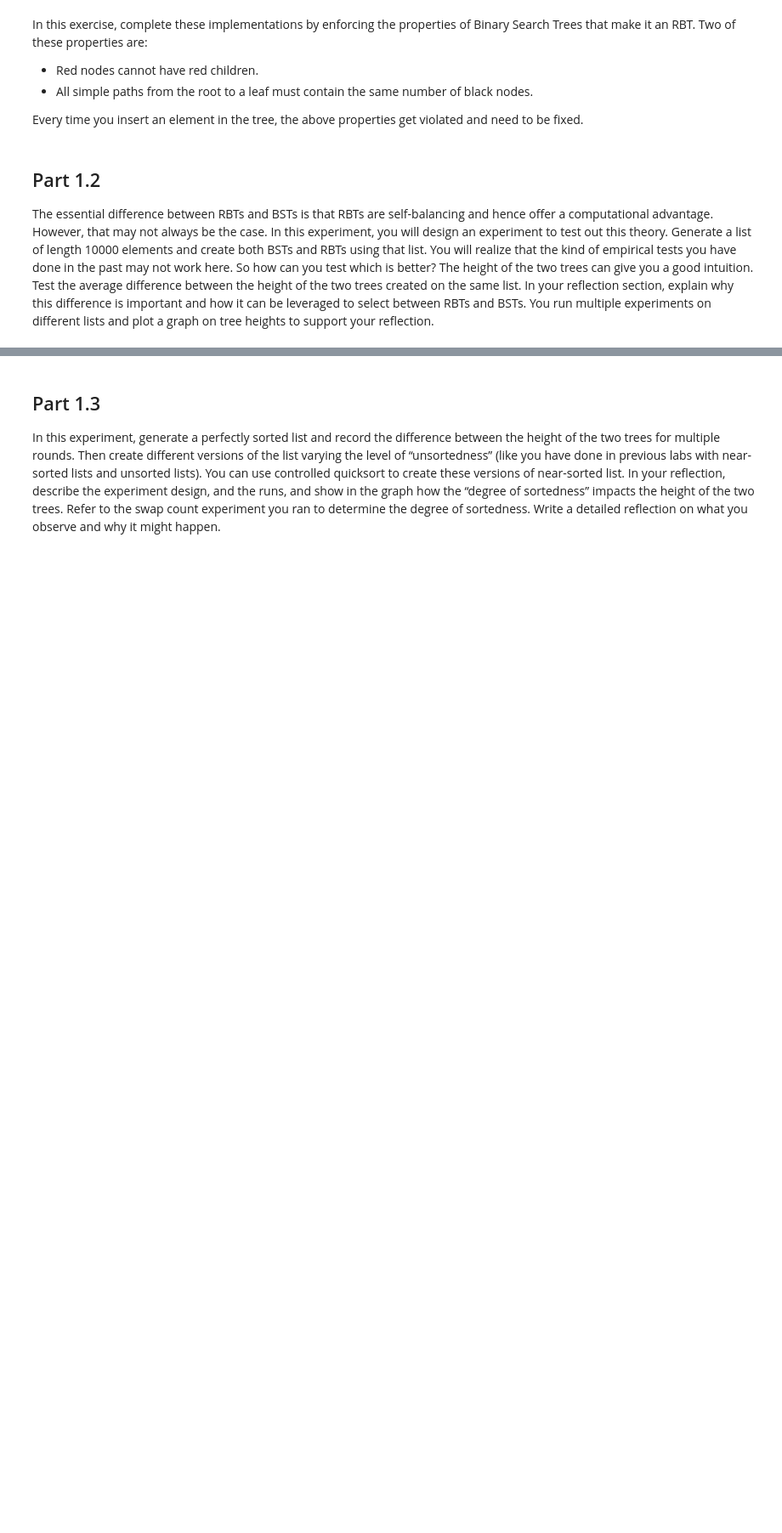
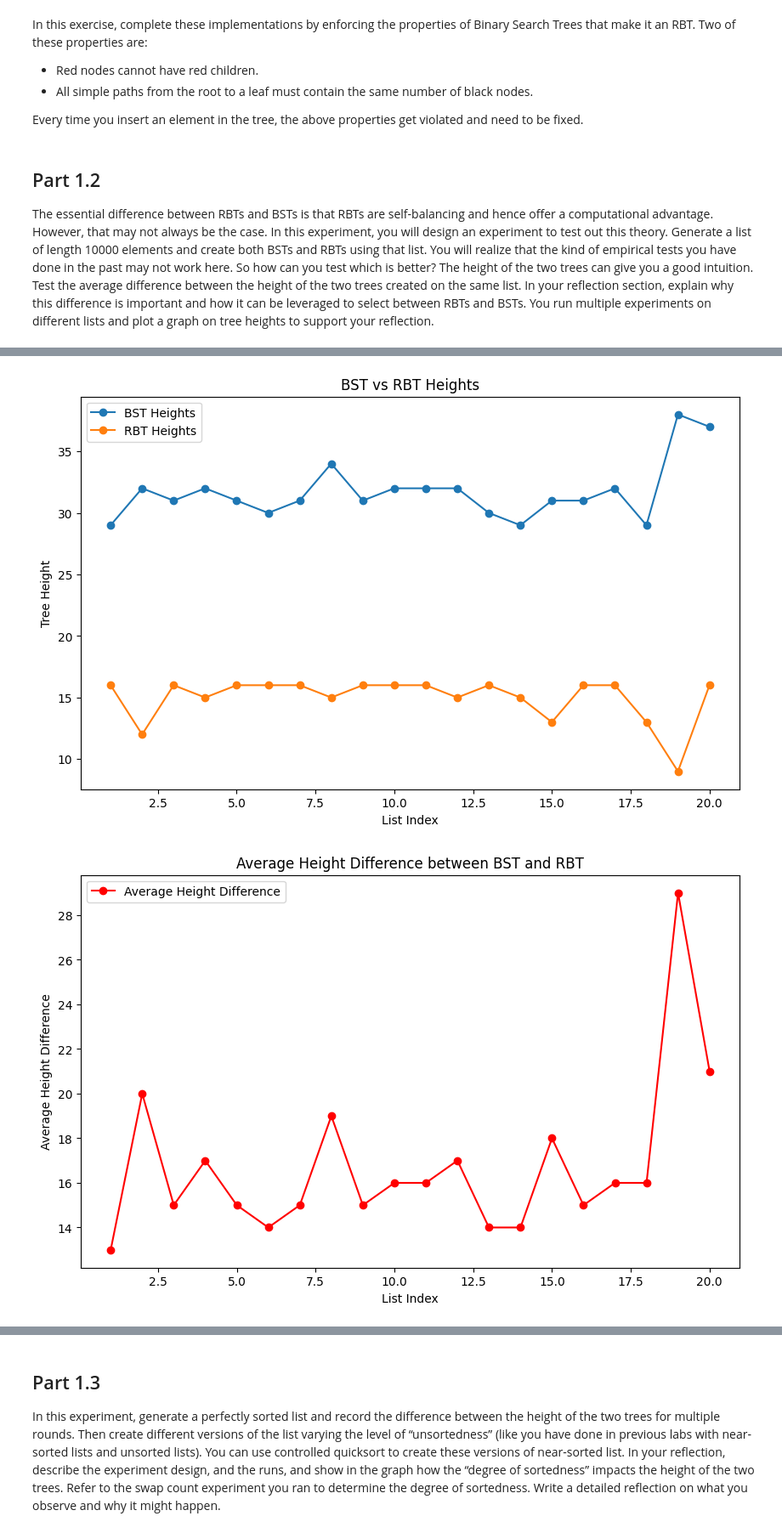
Before and after one commit to scythemenace/CS2XC3_algorithms_research, a Jupyter notebook: Lab 4/Lab_IV.ipynb, the cells around one changed output, grey strips where cells are left out. Shown at 85% size. Saved outputs shown, nothing was run; the diff lists cells and outputs as text; code cells hidden in the pictures; blank space fills up the shorter version.

```diff
--- a/Lab 4/Lab_IV.ipynb
+++ b/Lab 4/Lab_IV.ipynb
@@ -201,0 +326,61 @@ reflection.
+# %%
+import random
+import matplotlib.pyplot as plt
+
+# Import RBTree and BST implementations
+# (Assuming they are defined in the same file or imported from another file)
+
+# Function to conduct the experiment
+def run_experiment(num_lists):
+    bst_heights = []
+    rbt_heights = []
+    average_height_difference = []
+
+    for _ in range(num_lists):
+        # Generate a random list
+        random_list = generate_random_list(10000)
+
+        # Construct BST
+        bst = BST()
+        for value in random_list:
+            bst.insert(value)
+        bst_height = bst.get_height()
+        bst_heights.append(bst_height)
+
+        # Construct RBT
+        rbt = RBTree()
+        for value in random_list:
+            rbt.insert(value)
+        rbt_height = rbt.get_height()
+        rbt_heights.append(rbt_height)
+
+        # Calculate height difference
+        average_height_difference.append(abs(bst_height - rbt_height))
+
+    return bst_heights, rbt_heights, average_height_difference
+
+# Run the experiment
+num_lists = 20
+bst_heights, rbt_heights, average_height_difference = run_experiment(num_lists)
+
+# Plotting the results
+plt.figure(figsize=(10, 6))
+plt.plot(range(1, num_lists + 1), bst_heights, label='BST Heights', marker='o')
+plt.plot(range(1, num_lists + 1), rbt_heights, label='RBT Heights', marker='o')
+plt.xlabel('List Index')
+plt.ylabel('Tree Height')
+plt.title('BST vs RBT Heights')
+plt.legend()
+plt.show()
+
+# Plotting the average height difference
+plt.figure(figsize=(10, 6))
+plt.plot(range(1, num_lists + 1), average_height_difference, label='Average Height Difference', marker='o', color='red')
+plt.xlabel('List Index')
+plt.ylabel('Average Height Difference')
+plt.title('Average Height Difference between BST and RBT')
+plt.legend()
+plt.show()
+# %% [output]
+[figure, added]
+[figure, added]
```
Also changed, not shown: parts of 10 cells of this notebook.
